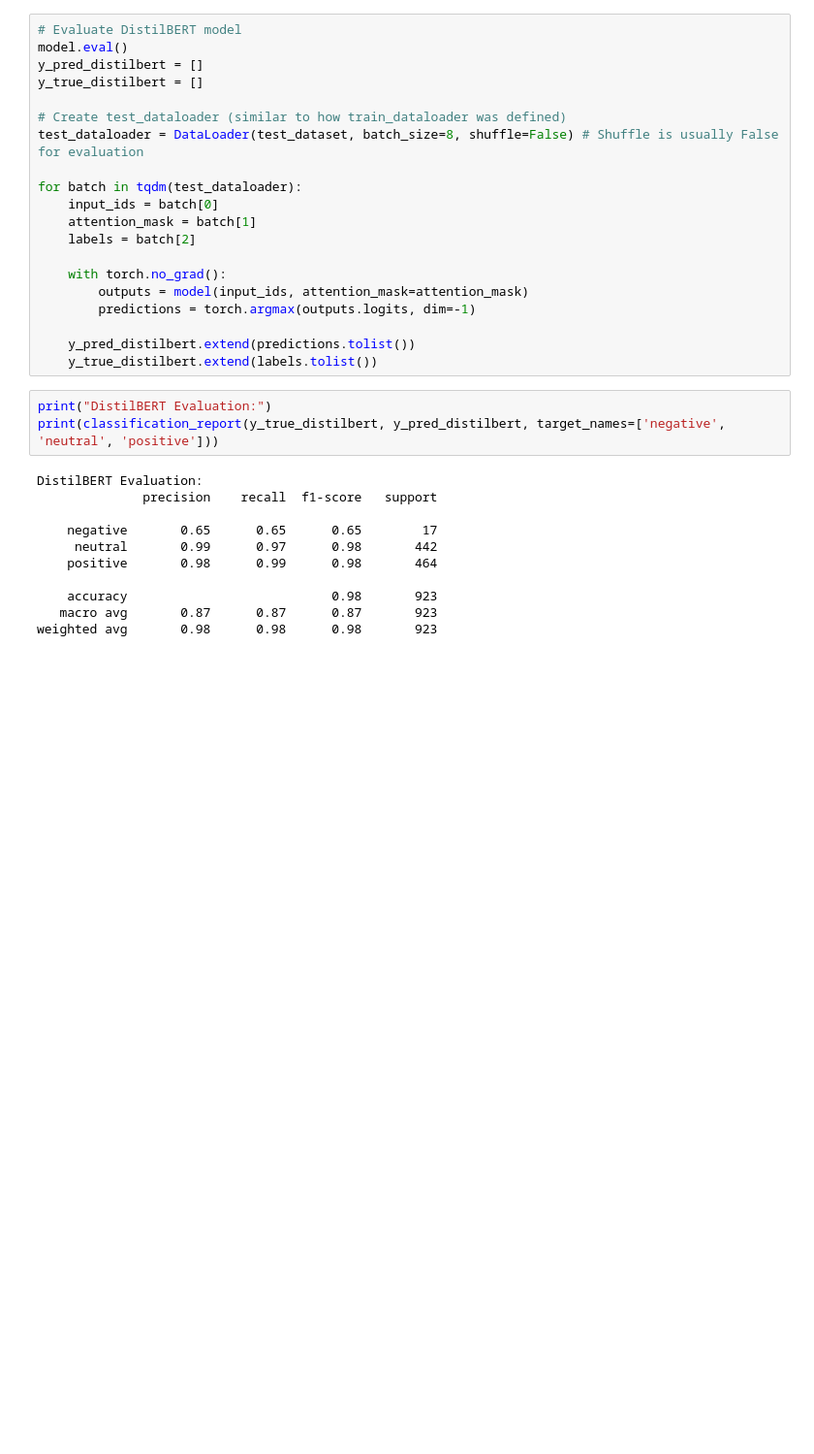
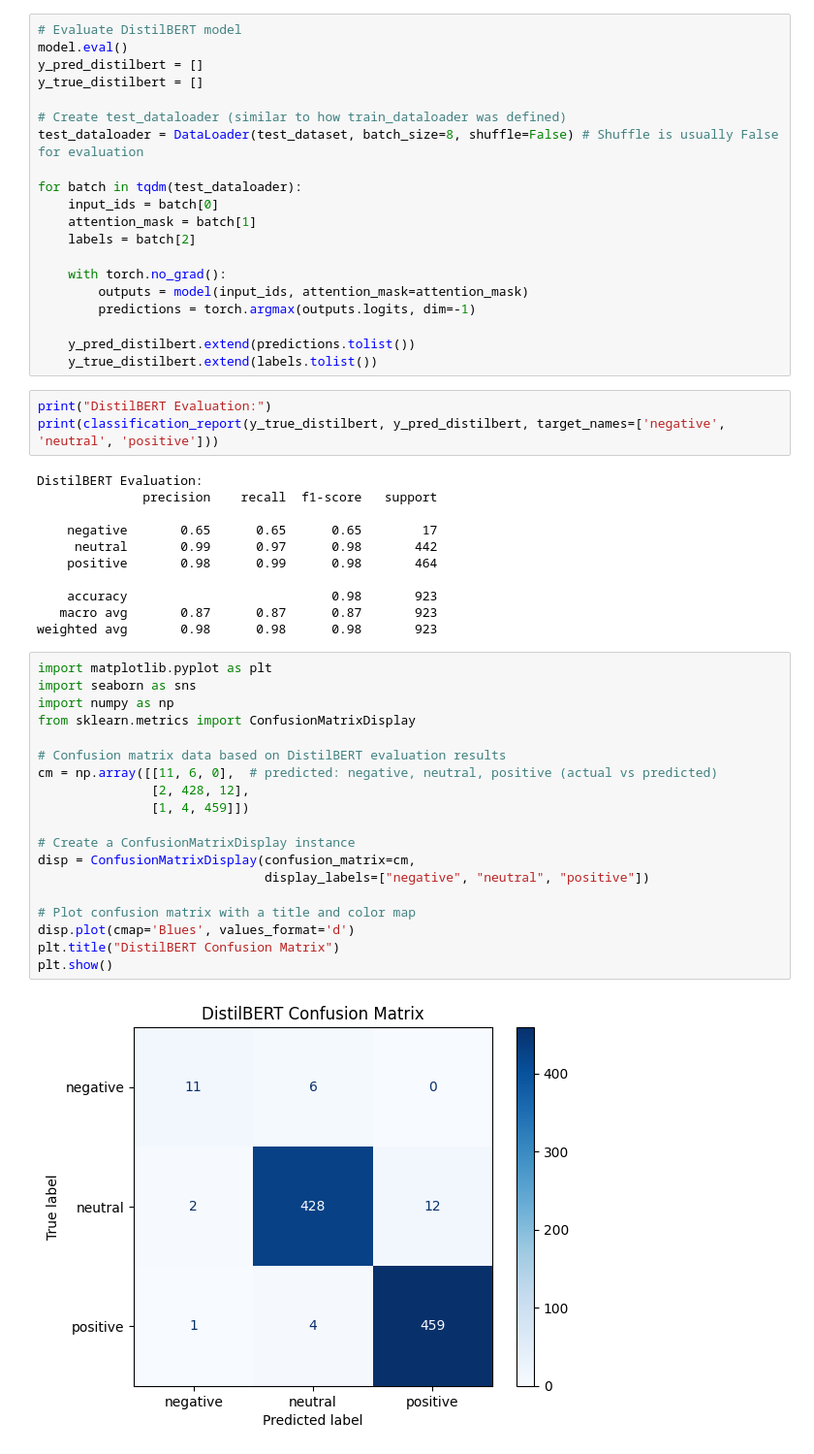
Before and after one commit to mehakhafeez/NLPprojectweek6, a Jupyter notebook: NLPProjectDistilbertMshot.ipynb, the cells around one changed output. Shown: that part at 97% size. Drawn from its saved outputs; the diff is of its cells as text; blank space fills up the shorter version.

```diff
--- a/NLPProjectDistilbertMshot.ipynb
+++ b/NLPProjectDistilbertMshot.ipynb
@@ -462,3 +460,24 @@ DistilBERT Evaluation:
     accuracy                           0.98       923
    macro avg       0.87      0.87      0.87       923
 weighted avg       0.98      0.98      0.98       923
+# %%
+import matplotlib.pyplot as plt
+import seaborn as sns
+import numpy as np
+from sklearn.metrics import ConfusionMatrixDisplay
+
+# Confusion matrix data based on DistilBERT evaluation results
+cm = np.array([[11, 6, 0],  # predicted: negative, neutral, positive (actual vs predicted)
+               [2, 428, 12],
+               [1, 4, 459]])
+
+# Create a ConfusionMatrixDisplay instance
+disp = ConfusionMatrixDisplay(confusion_matrix=cm,
+                              display_labels=["negative", "neutral", "positive"])
+
+# Plot confusion matrix with a title and color map
+disp.plot(cmap='Blues', values_format='d')
+plt.title("DistilBERT Confusion Matrix")
+plt.show()
+# %% [output]
+[figure, added]
```
Also changed, not shown: parts of 1 cell of this notebook.
